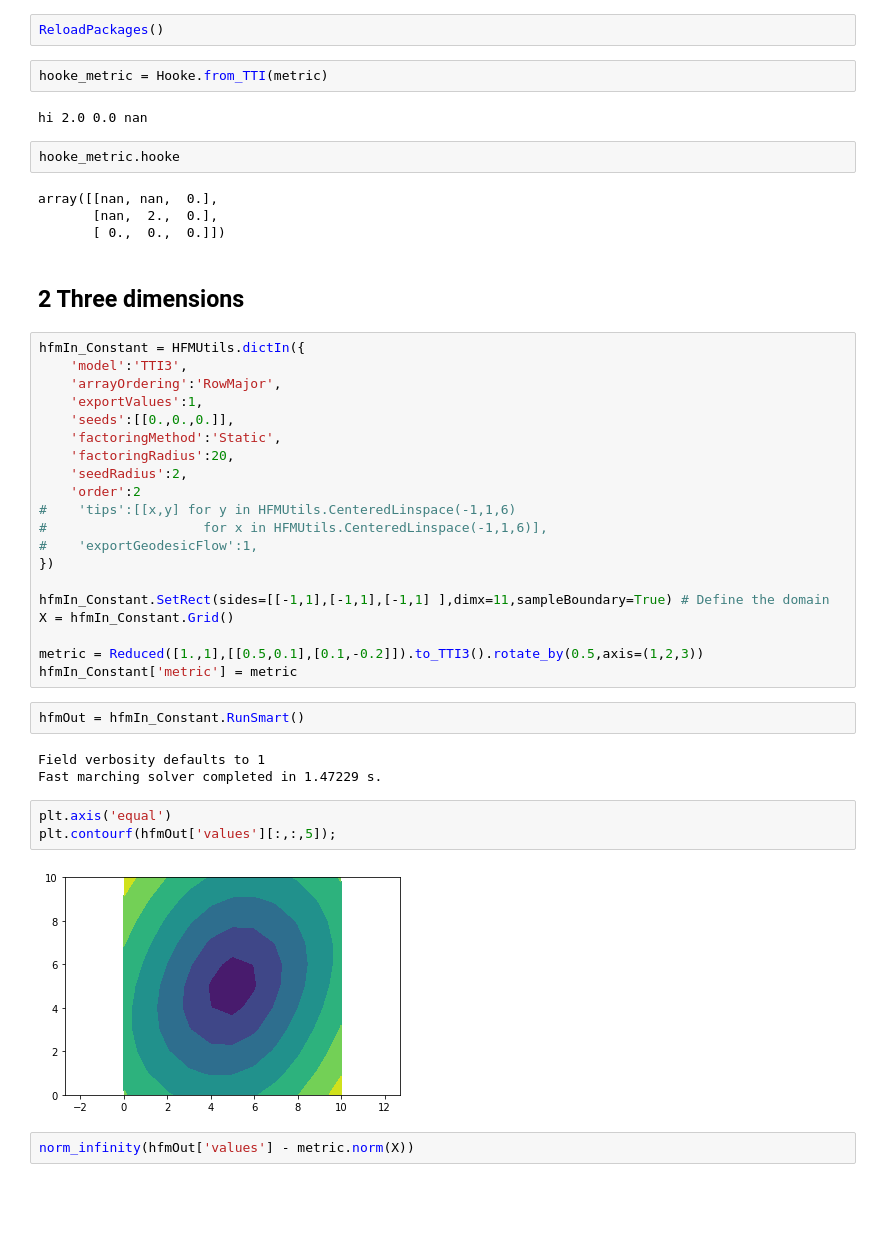
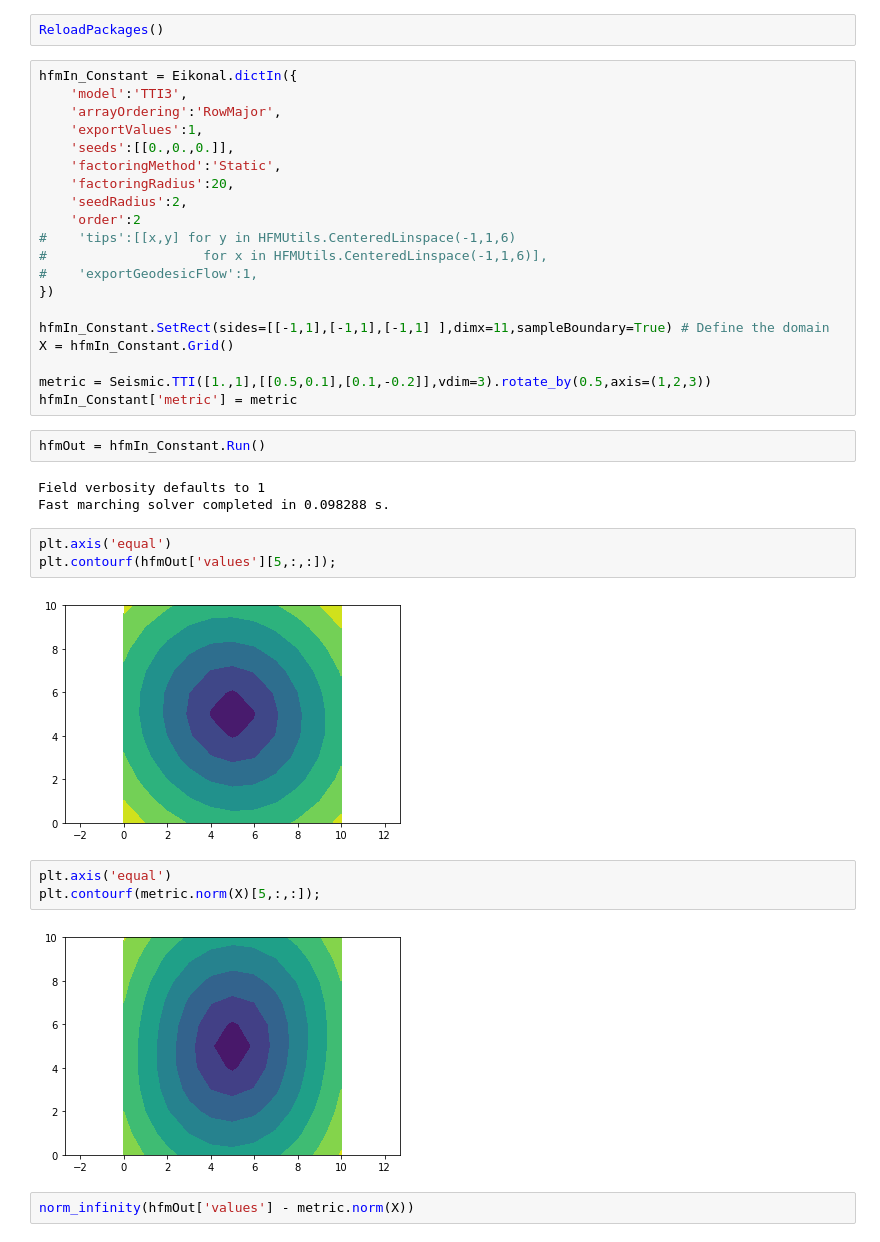
Before and after one commit to gbonnet1/AdaptiveGridDiscretizations, a Jupyter notebook: Notebooks_FMM/InPreparation/TTI.ipynb, the cells around one changed output. Saved outputs shown, nothing was run; the diff lists cells and outputs as text; blank space fills up the shorter version.

Commit message:
Working on Thomsen parameters and TTI metrics

```diff
--- a/Notebooks_FMM/InPreparation/TTI.ipynb
+++ b/Notebooks_FMM/InPreparation/TTI.ipynb
@@ -212,19 +133,7 @@ a
 # %%
 ReloadPackages()
-# %%
-hooke_metric = Hooke.from_TTI(metric)
-# %% [output]
-hi 2.0 0.0 nan
-# %%
-hooke_metric.hooke
-# %% [output]
-array([[nan, nan,  0.],
-       [nan,  2.,  0.],
-       [ 0.,  0.,  0.]])
-# %% [markdown]
-## 2 Three dimensions
 # %%
-hfmIn_Constant = HFMUtils.dictIn({
+hfmIn_Constant = Eikonal.dictIn({
     'model':'TTI3',
     'arrayOrdering':'RowMajor',
     'exportValues':1,
@@ -241,18 +150,23 @@ hfmIn_Constant = HFMUtils.dictIn({
 hfmIn_Constant.SetRect(sides=[[-1,1],[-1,1],[-1,1] ],dimx=11,sampleBoundary=True) # Define the domain
 X = hfmIn_Constant.Grid()
 
-metric = Reduced([1.,1],[[0.5,0.1],[0.1,-0.2]]).to_TTI3().rotate_by(0.5,axis=(1,2,3))
+metric = Seismic.TTI([1.,1],[[0.5,0.1],[0.1,-0.2]],vdim=3).rotate_by(0.5,axis=(1,2,3))
 hfmIn_Constant['metric'] = metric
 # %%
-hfmOut = hfmIn_Constant.RunSmart()
+hfmOut = hfmIn_Constant.Run()
 # %% [output]
 Field verbosity defaults to 1
-Fast marching solver completed in 1.47229 s.
+Fast marching solver completed in 0.098288 s.
 # %%
 plt.axis('equal')
-plt.contourf(hfmOut['values'][:,:,5]);
+plt.contourf(hfmOut['values'][5,:,:]);
 # %% [output]
-[figure, old version]
+[figure, new version]
+# %%
+plt.axis('equal')
+plt.contourf(metric.norm(X)[5,:,:]);
+# %% [output]
+[figure, added]
 # %%
 norm_infinity(hfmOut['values'] - metric.norm(X))
 # %%
```
Also changed, not shown: parts of 31 cells of this notebook, 5 other files.
